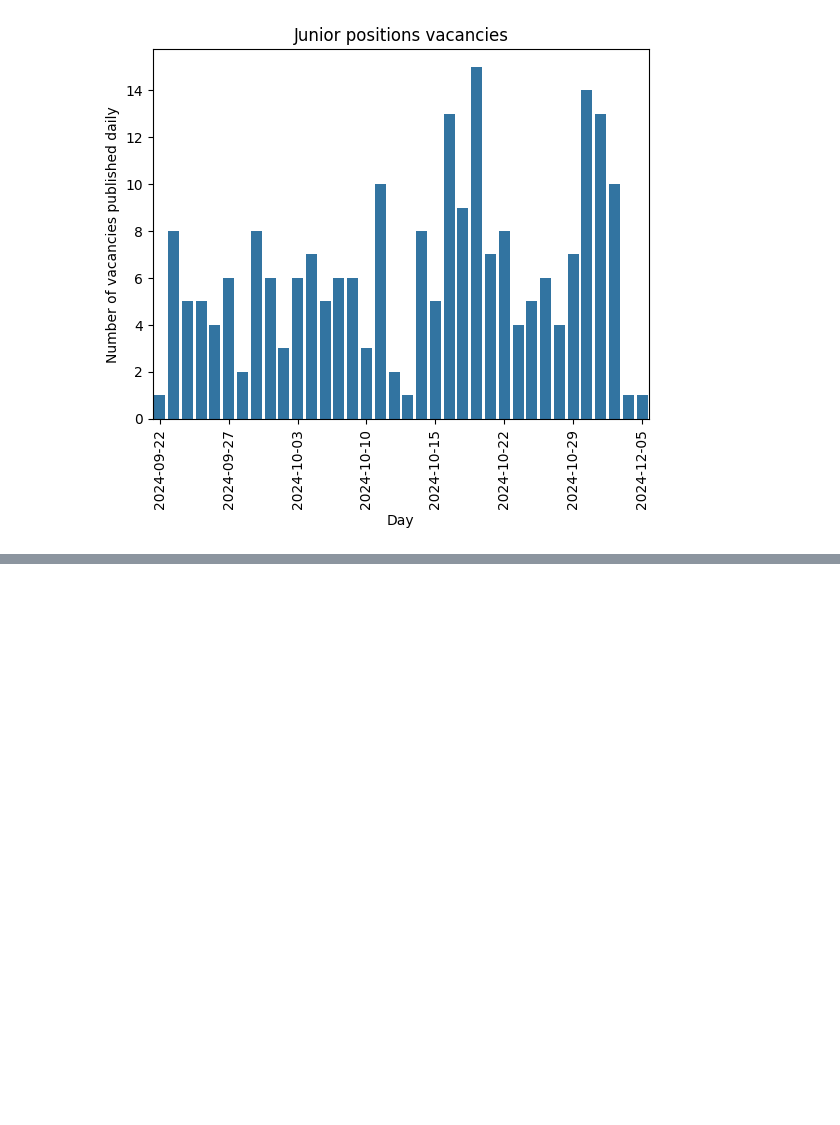
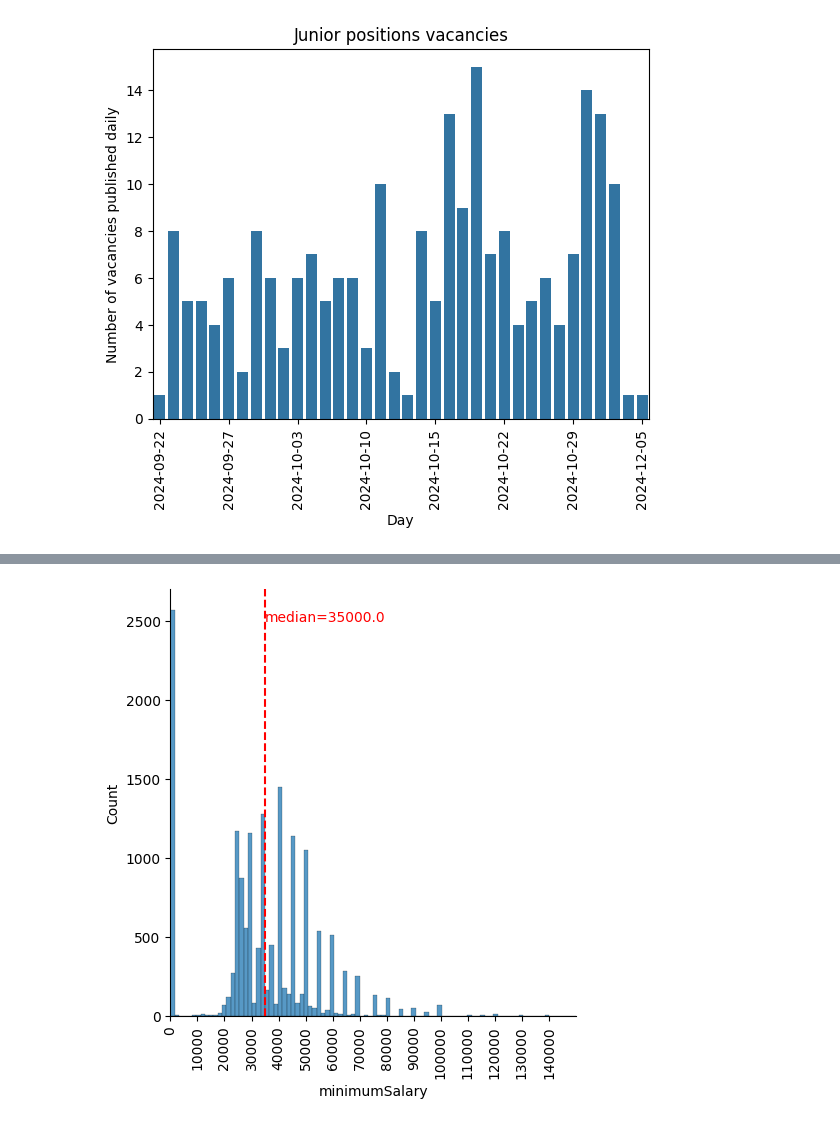
Before and after one commit to ManuelJua/jobs_scraper, a Jupyter notebook: reed_analysis.ipynb, the cells around one changed output, grey strips where cells are left out. Saved outputs shown, nothing was run; the diff lists cells and outputs as text; code cells hidden in the pictures; blank space fills up the shorter version.

```diff
--- a/reed_analysis.ipynb
+++ b/reed_analysis.ipynb
@@ -121,0 +143,8 @@ plt.show()
+# %%
+plot_salary_dist(
+    civil_df
+    ,"minimumSalary"
+    ,2500
+)
+# %% [output]
+[figure, added]
```
Also changed, not shown: parts of 8 cells of this notebook, 3 other files.
